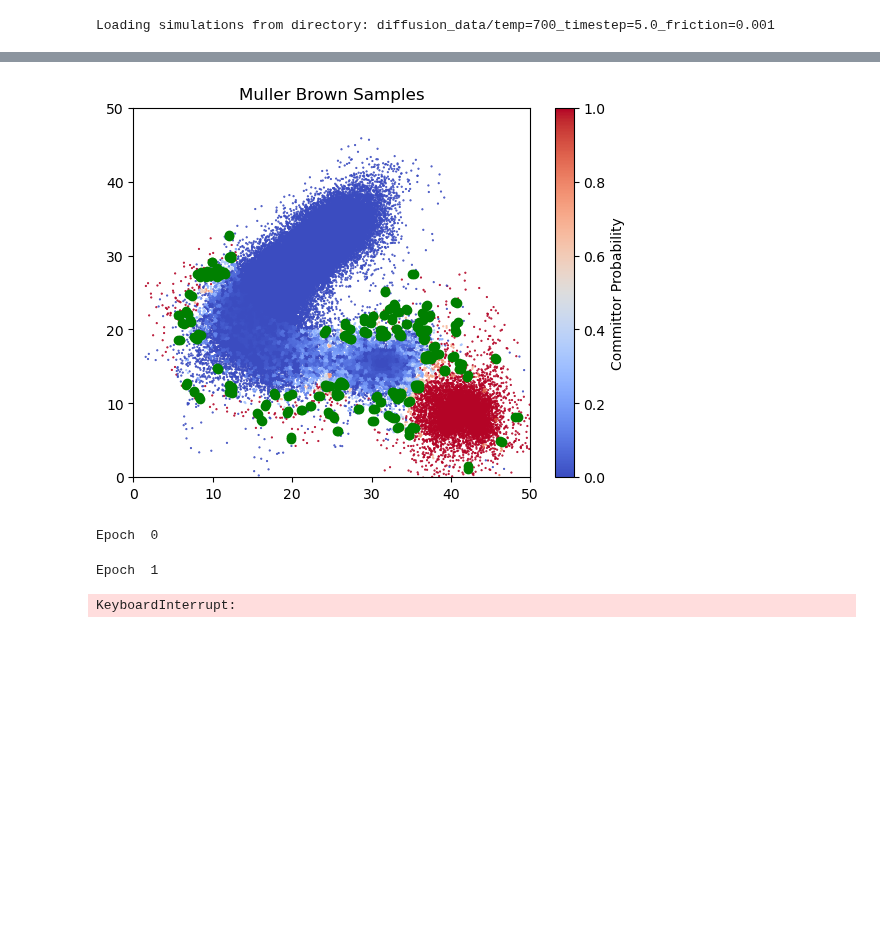
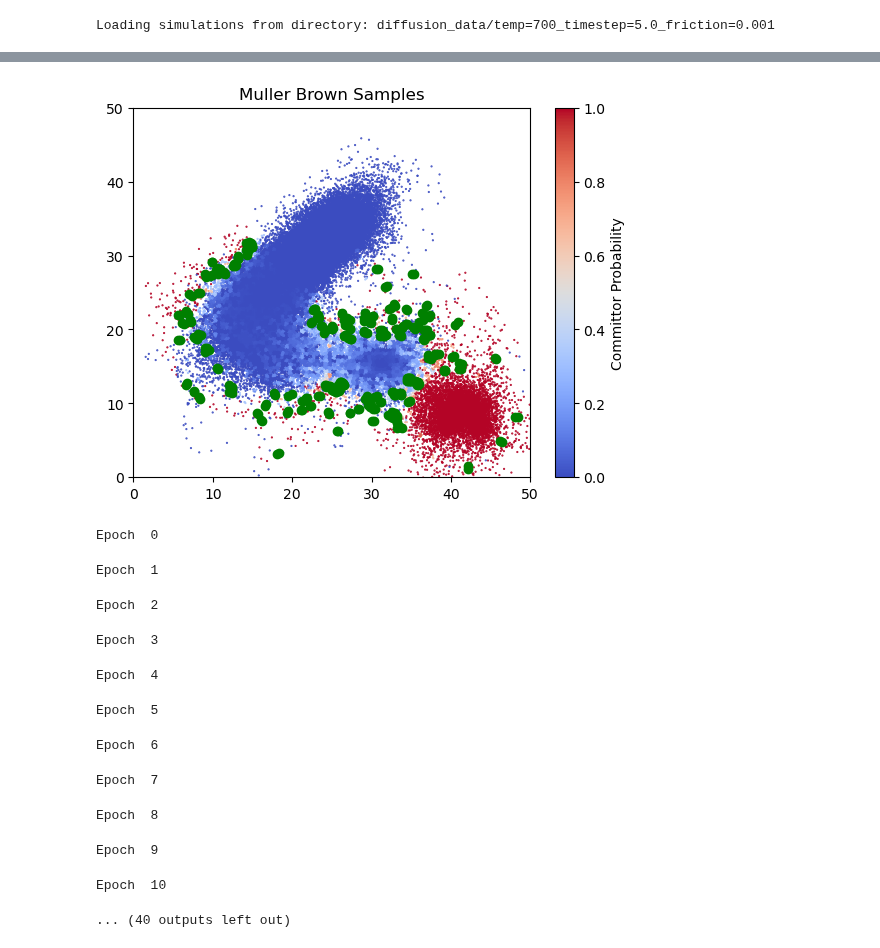
Before and after one commit to michael-psenka/OM-TPS, a Jupyter notebook: train_committor_mb.ipynb, the cells around one changed output, grey strips where cells are left out. Drawn from its saved outputs; the diff is of its cells as text; code cells hidden in the pictures; blank space fills up the shorter version.

```diff
--- a/train_committor_mb.ipynb
+++ b/train_committor_mb.ipynb
@@ -150,7 +150,7 @@ std = np.load("mb_std.npy")
 all_pos = mean + std*dataset.all_pos.reshape(-1, 1000, 3)[:, :, :2]
 start = np.array([[23, 30]])
 end = np.array([[40, 9]])
-start_indicator = np.linalg.norm(all_pos - start, axis=2) < 10
+start_indicator = np.linalg.norm(all_pos - start, axis=2) < 5
 end_indicator = np.linalg.norm(all_pos - end, axis=2) < 5
 
 start_points = all_pos[start_indicator]
@@ -217,7 +220,7 @@ std = torch.tensor(mean).to(device).to(torch.float32)
 
 # Train the model on the sampled molecules
 batch_size = 1024
-n_epochs = 5
+n_epochs = 50
 max_data_size = 422000
 filter_transition = True
 sl_loss_coeff = 0.0
@@ -239,7 +242,7 @@ gt_traj_keep = gt_traj[idxs]
 # Compute importance-sampling weights (ideally from likelihood estimate of the generative model, but for now the Bolzmann-factors from the analytical energy function
 energies = calculator.get_energy(gt_traj_keep)
 min_energy = energies.min()
-reweighting_factors_keep = torch.exp(-(energies - min_energy) / (units.kB * 116045))
+reweighting_factors_keep = torch.exp(-(energies - min_energy) / (units.kB * 700))
 reweighting_factors_keep = reweighting_factors_keep / reweighting_factors_keep.sum()
 
 start_mask_keep = start_indicator.reshape(-1, 1)[idxs]
@@ -331,37 +334,46 @@ for e in range(n_epochs):
         end_boundary_loss = 0
 
         # if transition_mask.sum() > 0:
 
         batch_weights = weights[transition_mask]
         batch_weights = batch_weights / batch_weights.sum()
         grad_loss = (batch_weights * grad_prob.square().sum(-1, keepdim = True)[transition_mask]).sum()
         if start.sum() > 0:
             start_boundary_loss = (pred_prob**2)[start].mean()
         if start.sum() > 0:
             end_boundary_loss = ((1 - pred_prob)**2)[end].mean()
 
         sl_loss = (pred_prob - prob).square().mean()
 
         loss = sl_loss_coeff*sl_loss + start_loss_coeff*start_boundary_loss + end_loss_coeff*end_boundary_loss + grad_loss_coeff*grad_loss
 
         tls.append(grad_loss.detach().unsqueeze(-1))
 
     test_loss = torch.cat(tls).sum(0) / len(tls)
     test_losses.append(test_loss.unsqueeze(-1))
 
 
 train_losses = torch.cat(train_losses).cpu().numpy()
 test_losses = torch.cat(test_losses).cpu().numpy()
 
 plot_losses(train_losses, test_losses, "Committor training")
 
 # Save the model
 torch.save(committor_model, f"mb-committor-model.pt")
 # %% [output]
-[figure, old version]
+[figure, new version]
 Epoch  0
 Epoch  1
-KeyboardInterrupt:
+Epoch  2
+Epoch  3
+Epoch  4
+Epoch  5
+Epoch  6
+Epoch  7
+Epoch  8
+Epoch  9
+Epoch  10
+... (40 outputs left out)
 # %%
 # Compute model predicted committor probabilities by looping over the dataset
 committor_model.eval()
```
Also changed, not shown: parts of 4 cells of this notebook, 2 other files.
